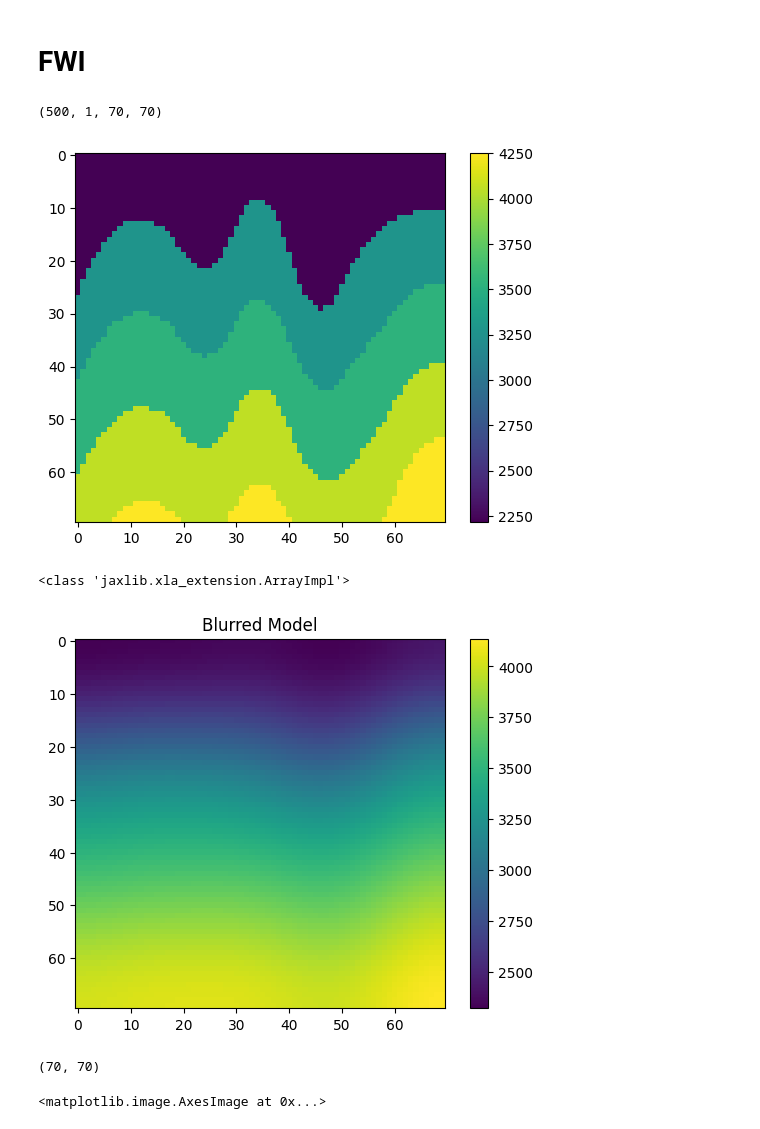
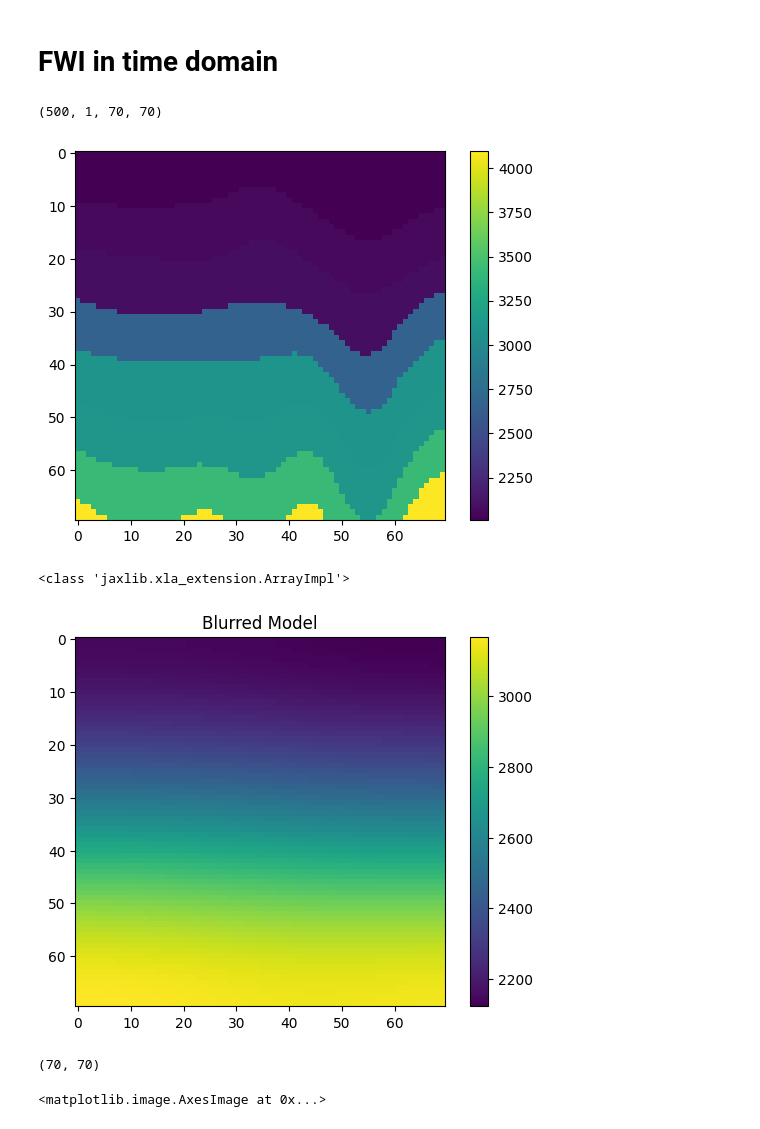
Before and after one commit to armercier/Hybrid-OED, a Jupyter notebook: src/scripts/inversion.ipynb, the cells around one changed output. Drawn from its saved outputs; the diff is of its cells as text; code cells hidden in the pictures.

```diff
--- a/src/scripts/inversion.ipynb
+++ b/src/scripts/inversion.ipynb
@@ -1,5 +1,5 @@
 # %% [markdown]
-# FWI
+# FWI in time domain
 # %%
 import numpy as np
 from jax import jit, vjp, vmap, pmap
@@ -43,37 +43,37 @@ from jwave.signal_processing import apply_ramp, gaussian_window, smooth
 # %%
 model = jnp.load('model1.npy')
 print(model.shape)
 
-true_model = model[28,0,:,:]
+true_model = model[7,0,:,:]
 plt.imshow(true_model)
 plt.colorbar()
 plt.show()
 print(type(true_model))
 
 from scipy.ndimage import gaussian_filter
 
 # Apply a Gaussian blur
 # Adjust sigma as needed; larger sigma = more blur
-blurred_model = gaussian_filter(true_model, sigma=10)
+blurred_model = gaussian_filter(true_model, sigma=20)
 
 # Visualize the blurred model
 plt.figure()
 plt.imshow(blurred_model, cmap='viridis')
 plt.colorbar()
 plt.title('Blurred Model')
 plt.show()
 print(blurred_model.shape)
 
 # homogenous model of the velocity avegare
 
 homogenous_model = jnp.ones(true_model.shape) * jnp.mean(true_model)
 
 plt.imshow(homogenous_model)
 # %% [output]
 (500, 1, 70, 70)
-[figure, old version]
+[figure, new version]
 <class 'jaxlib.xla_extension.ArrayImpl'>
-[figure, old version]
+[figure, new version]
 (70, 70)
 <matplotlib.image.AxesImage at 0x...>
 [figure]
```
Also changed, not shown: parts of 13 cells of this notebook, 2 other files.
